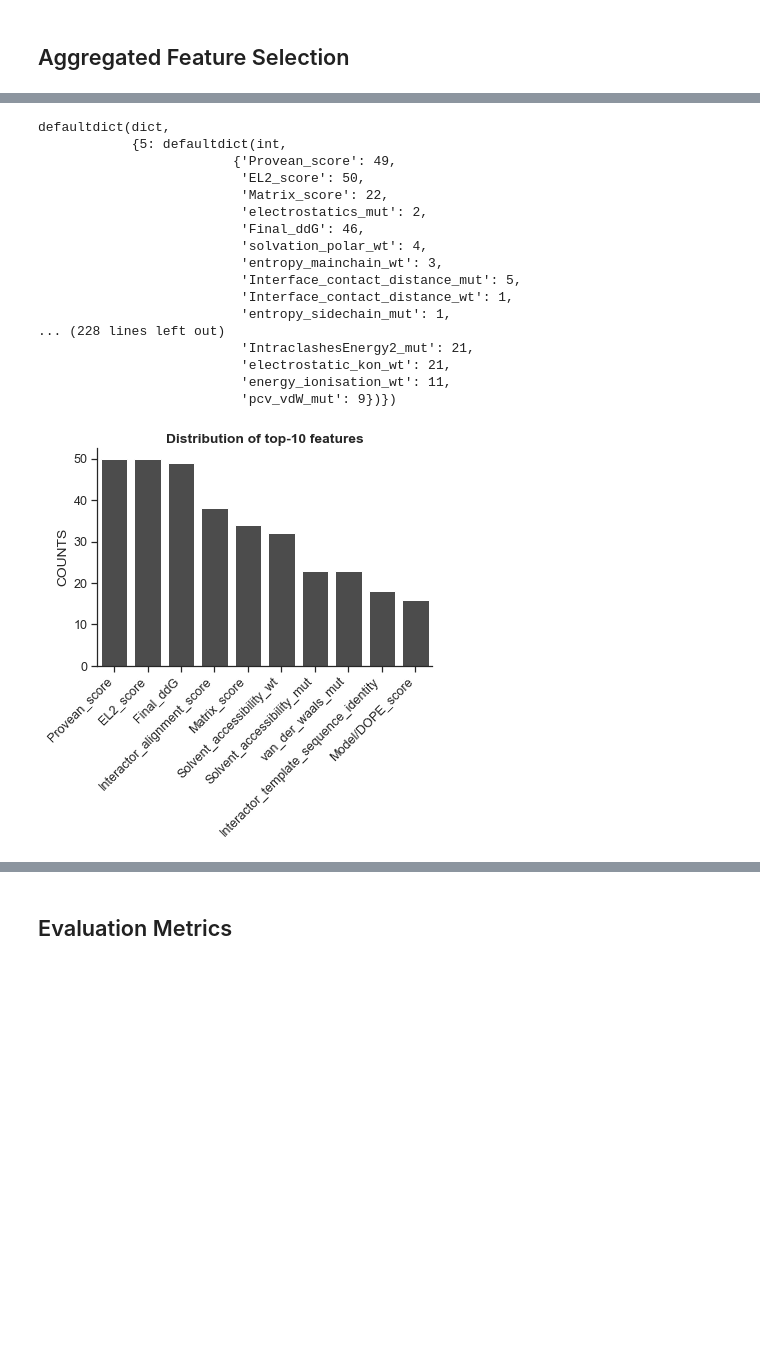
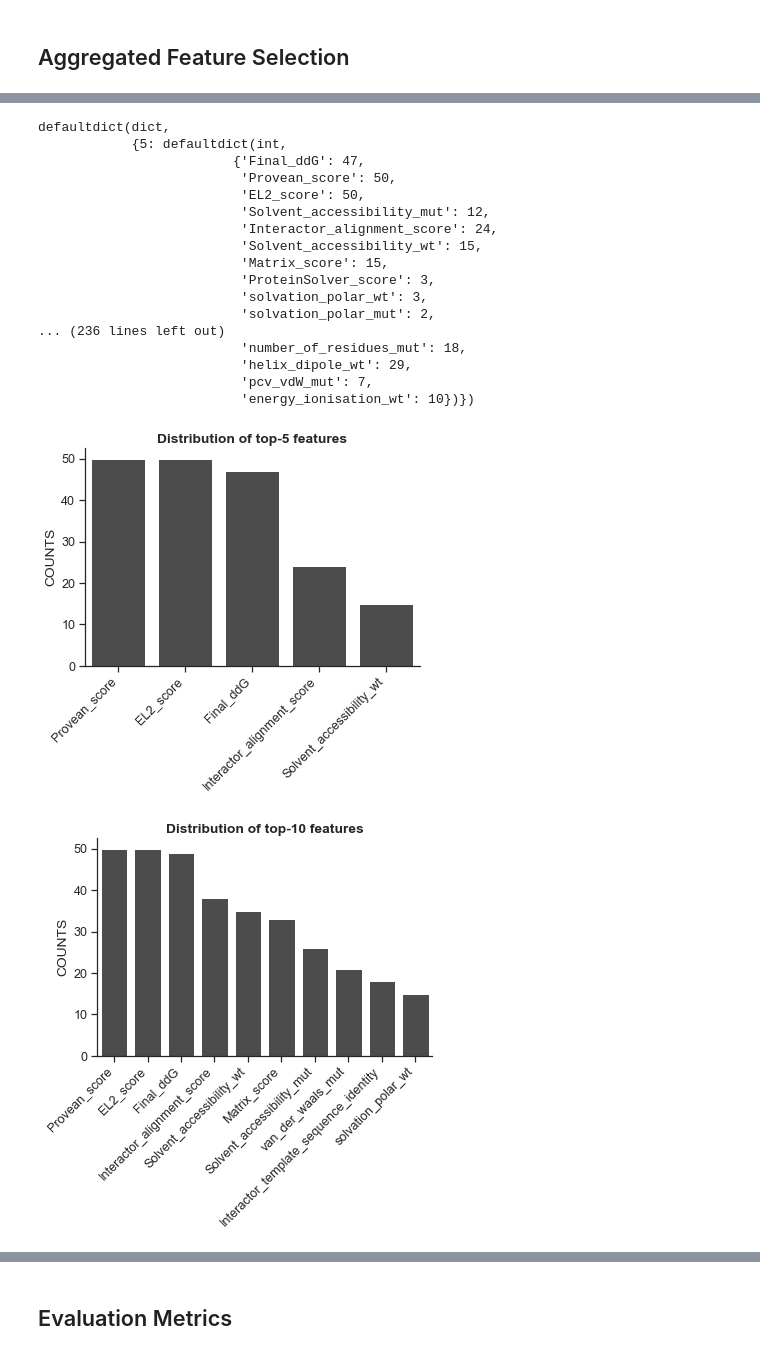
Before and after one commit to ibrahimberb/Predicting-Mutation-Effects, a Jupyter notebook: src/PredatorStudyModel.ipynb, the cells around one changed output, grey strips where cells are left out. Cells and saved outputs as stored; diff of their text form; code cells hidden in the pictures; blank space fills up the shorter version.

```diff
--- a/src/PredatorStudyModel.ipynb
+++ b/src/PredatorStudyModel.ipynb
@@ -92,6 +94,7 @@ predator = Predator(
     mutations_path=MUTATIONS_PATH,
     initial_columns_path=INITIAL_COLUMNS_PATH,
     n_experiment=NUM_EXPERIMENT_REPEAT,
-    eliminate_models=True
+    eliminate_models=True,
+    random_seeds=random_seeds
 )
 # %% [output]
@@ -295,27 +297,29 @@ predator.shap_feature_selector.aggregated_feature_selector.n_features_to_selecte
 # %% [output]
 defaultdict(dict,
             {5: defaultdict(int,
-                         {'Provean_score': 49,
+                         {'Final_ddG': 47,
+                          'Provean_score': 50,
                           'EL2_score': 50,
-                          'Matrix_score': 22,
-                          'electrostatics_mut': 2,
-                          'Final_ddG': 46,
-                          'solvation_polar_wt': 4,
-                          'entropy_mainchain_wt': 3,
-                          'Interface_contact_distance_mut': 5,
-                          'Interface_contact_distance_wt': 1,
-                          'entropy_sidechain_mut': 1,
-... (228 lines left out)
-                          'IntraclashesEnergy2_mut': 21,
-                          'electrostatic_kon_wt': 21,
-                          'energy_ionisation_wt': 11,
-                          'pcv_vdW_mut': 9})})
+                          'Solvent_accessibility_mut': 12,
+                          'Interactor_alignment_score': 24,
+                          'Solvent_accessibility_wt': 15,
+                          'Matrix_score': 15,
+                          'ProteinSolver_score': 3,
+                          'solvation_polar_wt': 3,
+                          'solvation_polar_mut': 2,
+... (236 lines left out)
+                          'number_of_residues_mut': 18,
+                          'helix_dipole_wt': 29,
+                          'pcv_vdW_mut': 7,
+                          'energy_ionisation_wt': 10})})
 # %%
 from helpers.helpers_predator.visualizers import visualize_distribution_top_n_features
 
+visualize_distribution_top_n_features(predator.shap_feature_selector, 5)
 visualize_distribution_top_n_features(predator.shap_feature_selector, 10)  # available for each shap_top_ns.
 # %% [output]
-[figure, old version]
+[figure, new version]
+[figure, added]
 # %%
 predator.shap_feature_selector.n_features_to_aggregated_features[10]
 # %% [output]
```
Also changed, not shown: parts of 49 cells of this notebook.
